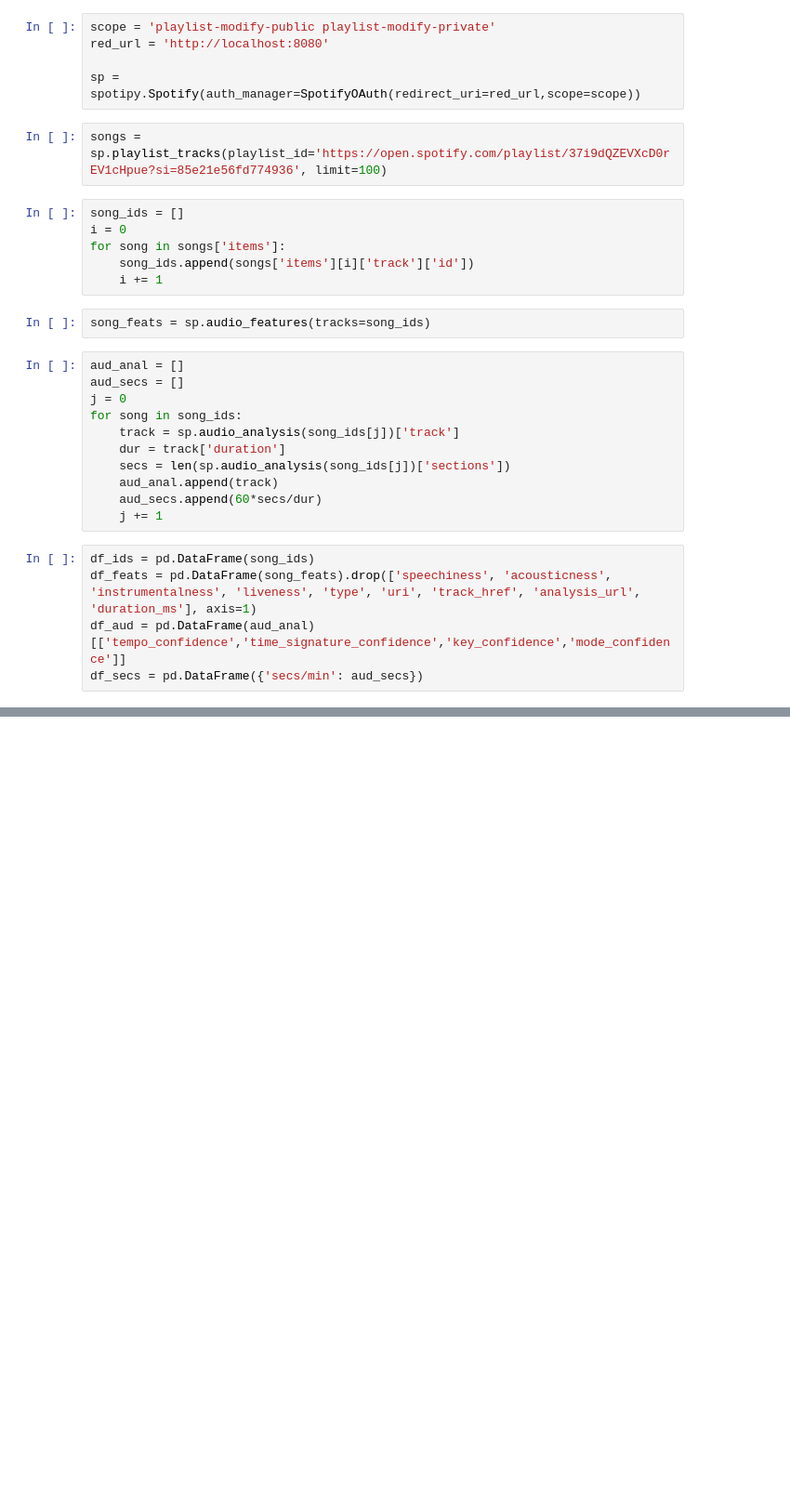
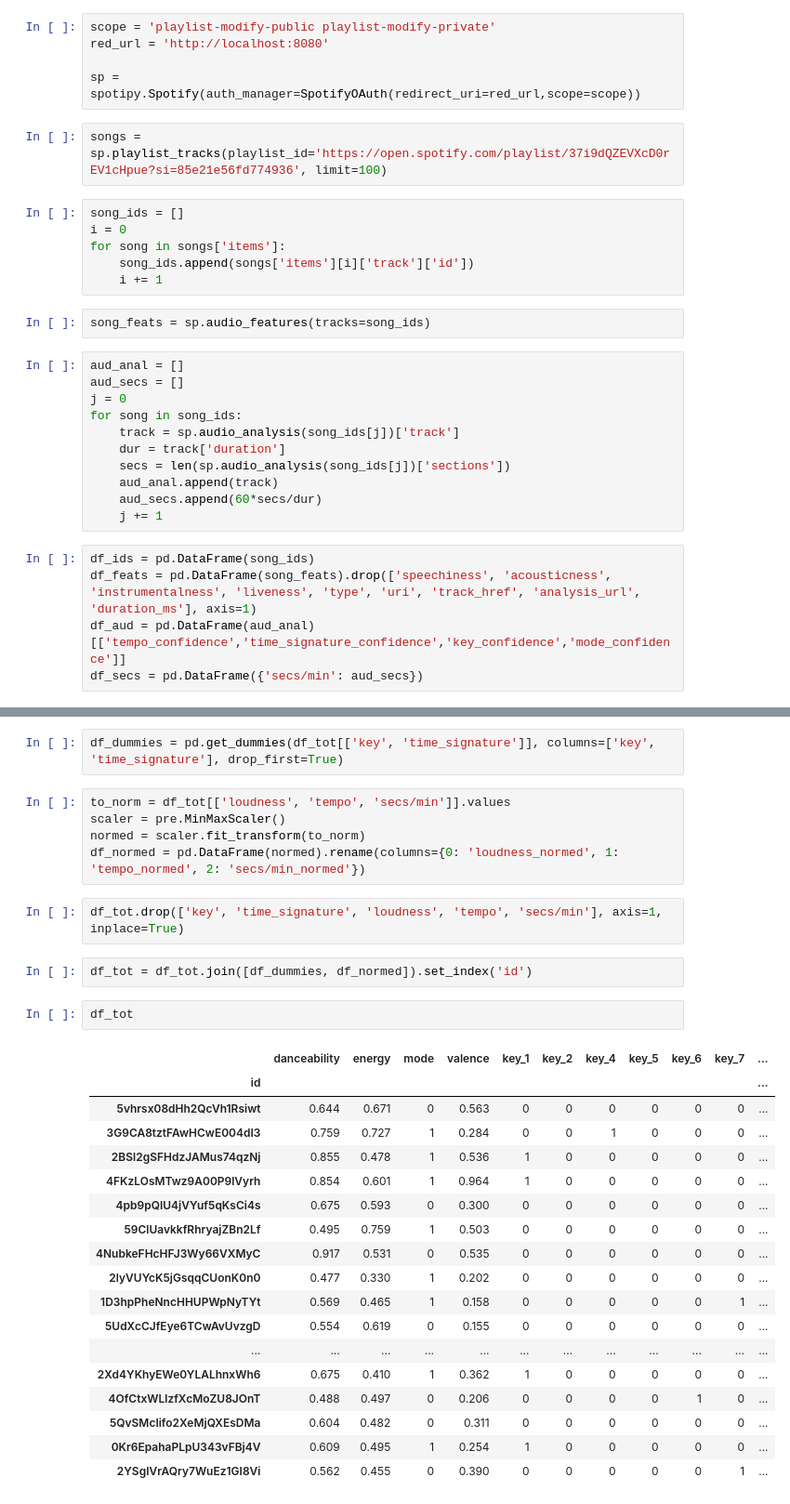
Before and after one commit to yashpar1/playlist-builder, a Jupyter notebook: exploratory_analysis.ipynb, the cells around one changed output, grey strips where cells are left out. Shown at 93% size. Saved outputs shown, nothing was run; the diff lists cells and outputs as text; blank space fills up the shorter version.

Commit message:
Updated to output the finalized DataFrame to use to cluster the songs in the playlist

```diff
--- a/exploratory_analysis.ipynb
+++ b/exploratory_analysis.ipynb
@@ -36,0 +47,32 @@ df_tot = df_feats.join([df_aud, df_secs]).set_index('id')
+# %%
+df_dummies = pd.get_dummies(df_tot[['key', 'time_signature']], columns=['key', 'time_signature'], drop_first=True)
+# %%
+to_norm = df_tot[['loudness', 'tempo', 'secs/min']].values
+scaler = pre.MinMaxScaler()
+normed = scaler.fit_transform(to_norm)
+df_normed = pd.DataFrame(normed).rename(columns={0: 'loudness_normed', 1: 'tempo_normed', 2: 'secs/min_normed'})
+# %%
+df_tot.drop(['key', 'time_signature', 'loudness', 'tempo', 'secs/min'], axis=1, inplace=True)
+# %%
+df_tot = df_tot.join([df_dummies, df_normed]).set_index('id')
+# %%
+df_tot
+# %% [output]
+|  | danceability | energy | mode | valence | key_1 | key_2 | key_4 | key_5 | key_6 | key_7 | ... |
+| id |  |  |  |  |  |  |  |  |  |  | ... |
+| 5vhrsx08dHh2QcVh1Rsiwt | 0.644 | 0.671 | 0 | 0.563 | 0 | 0 | 0 | 0 | 0 | 0 | ... |
+| 3G9CA8tztFAwHCwE004dI3 | 0.759 | 0.727 | 1 | 0.284 | 0 | 0 | 1 | 0 | 0 | 0 | ... |
+| 2BSl2gSFHdzJAMus74qzNj | 0.855 | 0.478 | 1 | 0.536 | 1 | 0 | 0 | 0 | 0 | 0 | ... |
+| 4FKzLOsMTwz9A00P9lVyrh | 0.854 | 0.601 | 1 | 0.964 | 1 | 0 | 0 | 0 | 0 | 0 | ... |
+| 4pb9pQIU4jVYuf5qKsCi4s | 0.675 | 0.593 | 0 | 0.300 | 0 | 0 | 0 | 0 | 0 | 0 | ... |
+| 59ClUavkkfRhryajZBn2Lf | 0.495 | 0.759 | 1 | 0.503 | 0 | 0 | 0 | 0 | 0 | 0 | ... |
+| 4NubkeFHcHFJ3Wy66VXMyC | 0.917 | 0.531 | 0 | 0.535 | 0 | 0 | 0 | 0 | 0 | 0 | ... |
+| 2lyVUYcK5jGsqqCUonK0n0 | 0.477 | 0.330 | 1 | 0.202 | 0 | 0 | 0 | 0 | 0 | 0 | ... |
+| 1D3hpPheNncHHUPWpNyTYt | 0.569 | 0.465 | 1 | 0.158 | 0 | 0 | 0 | 0 | 0 | 1 | ... |
+| 5UdXcCJfEye6TCwAvUvzgD | 0.554 | 0.619 | 0 | 0.155 | 0 | 0 | 0 | 0 | 0 | 0 | ... |
+| ... | ... | ... | ... | ... | ... | ... | ... | ... | ... | ... | ... |
+| 2Xd4YKhyEWe0YLALhnxWh6 | 0.675 | 0.410 | 1 | 0.362 | 1 | 0 | 0 | 0 | 0 | 0 | ... |
+| 4OfCtxWLlzfXcMoZU8JOnT | 0.488 | 0.497 | 0 | 0.206 | 0 | 0 | 0 | 0 | 1 | 0 | ... |
+| 5QvSMcIifo2XeMjQXEsDMa | 0.604 | 0.482 | 0 | 0.311 | 0 | 0 | 0 | 0 | 0 | 0 | ... |
+| 0Kr6EpahaPLpU343vFBj4V | 0.609 | 0.495 | 1 | 0.254 | 1 | 0 | 0 | 0 | 0 | 0 | ... |
+| 2YSgIVrAQry7WuEz1GI8Vi | 0.562 | 0.455 | 0 | 0.390 | 0 | 0 | 0 | 0 | 0 | 1 | ... |
```
Also changed, not shown: parts of 3 cells of this notebook.
